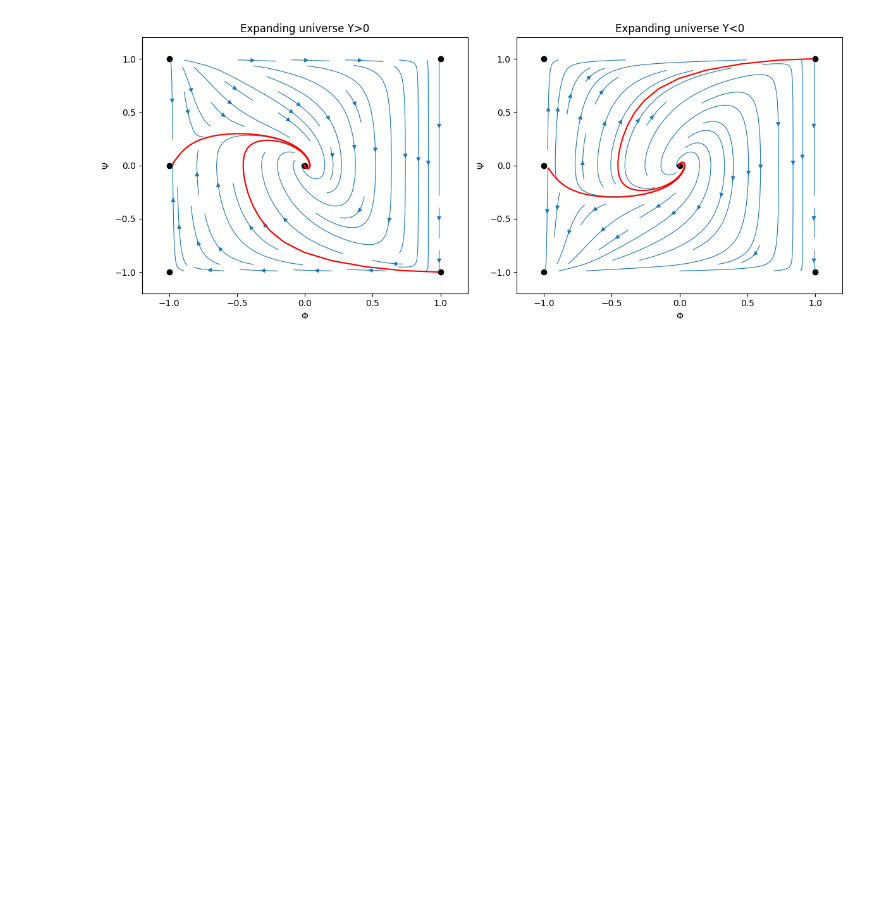
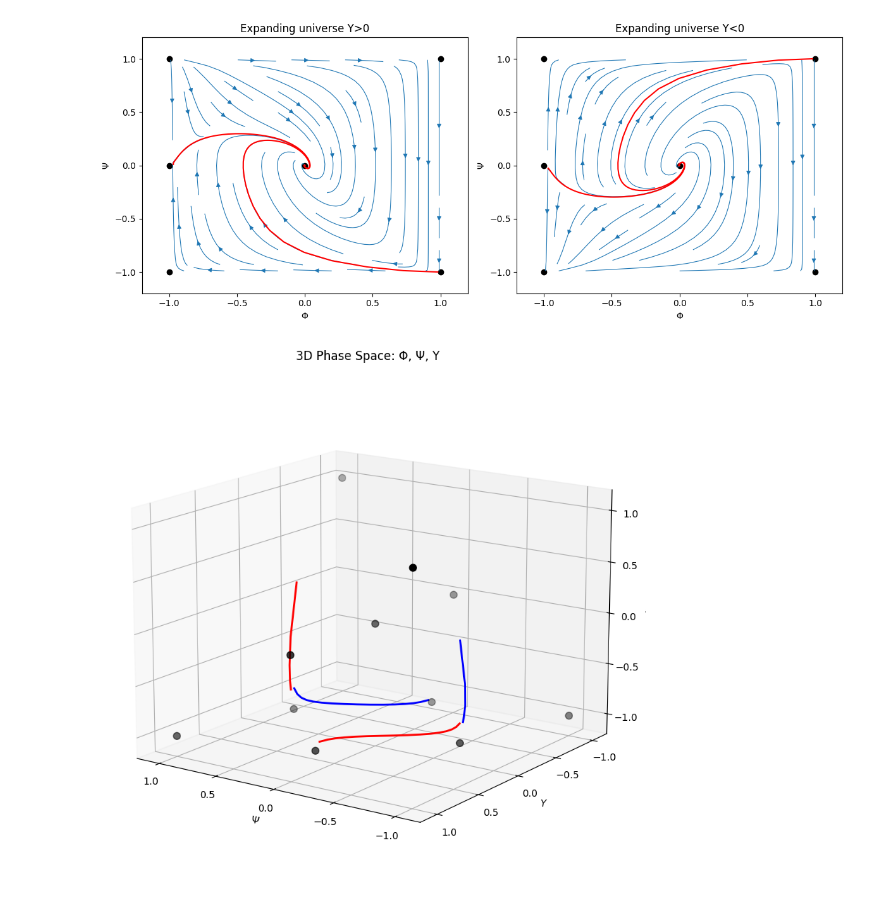
Before and after one commit to up2107120/Dynamical-systems-of-DE, a Jupyter notebook: Emergent_universe.ipynb, the cells around one changed output. Cells and saved outputs as stored; diff of their text form; code cells hidden in the pictures; blank space fills up the shorter version.

Commit message:
start to 3d emergent universe plots

```diff
--- a/Emergent_universe.ipynb
+++ b/Emergent_universe.ipynb
@@ -22,15 +22,14 @@ V' = 2*V0*(exp(phi) - 1)*exp(phi)
 # %%
 def dynamicsStateSpace(Phi,Psi,Y):
   eps = 1e-6  # avoid sqrt(0)
-  Phi = np.clip(Phi, -1+eps, 1-eps) # clipping phi and psi to stop |phi| and |psi| blowing up near ==1.
-  Psi = np.clip(Psi, -1+eps, 1-eps)
+  Phi = np.clip(Phi, -1+eps,1-eps) # clipping phi and psi to stop |phi| and |psi| blowing up near ==1.
+  Psi = np.clip(Psi,-1+eps,1-eps)
+  Y = np.clip(Y,-1+eps, 1-eps)
 
   phi = Phi/np.sqrt(1-Phi**2)
   dPsi = -3*Y*Psi*np.sqrt(1-Psi**2) -2*(1-Psi**2)**1.5 *np.exp(phi)*(np.exp(phi)-1)
   dPhi = (1-Phi**2)**(1.5) *Psi/(np.sqrt(1-Psi**2))
-
-
-
+  dY = -Y**2/(np.sqrt(1-Y**2)) -1/3 *( Psi**2/(np.sqrt(1-Psi**2)) -(np.exp(phi)-1)**2)*(1-Y**2/(np.sqrt(1-Y**2)))**(-3/2)
 
   return dPhi,dPsi
 
@@ -161,3 +160,66 @@ plt.tight_layout()
 plt.show()
 # %% [output]
 [figure]
+# %%
+import numpy as np
+import matplotlib.pyplot as plt
+from scipy.integrate import solve_ivp
+from mpl_toolkits.mplot3d import Axes3D
+
+# -------------------- 3D Dynamics --------------------
+def dynamicsStateSpace3D(Phi,Psi,Y):
+
+
+    phi = Phi/np.sqrt(1-Phi**2)
+    dPsi = -3*Y*Psi*np.sqrt(1-Psi**2) - 2*(1-Psi**2)**1.5*np.exp(phi)*(np.exp(phi)-1)
+    dPhi = (1-Phi**2)**1.5 * Psi / np.sqrt(1-Psi**2)
+    dY = -Y**2/np.sqrt(1-Y**2) - 1/3 * (Psi**2/np.sqrt(1-Psi**2) - (np.exp(phi)-1)**2) * (1-Y**2/np.sqrt(1-Y**2))**(-3/2)
+
+    return np.array([dPhi, dPsi, dY])
+
+def dynamics_odeint3D(t, state):
+    Phi, Psi, Y = state
+    #if abs(Phi) >= 0.999 or abs(Psi) >= 0.999 or abs(Y) >= 0.999: # stops integrating for dY when it blows up or divide by 0
+       # return [0,0,0]
+    eps = 1e-6
+    Phi = np.clip(Phi, -1+eps,1-eps)
+    Psi = np.clip(Psi,-1+eps,1-eps)
+    Y = np.clip(Y,-1+eps,1-eps)
+    return dynamicsStateSpace3D(Phi,Psi,Y)
+
+#  Fixed points
+manual_FP = np.array([[0,0,0],[-1,0,0.72],[-1,0,-0.72],[-1,1,1],[-1,-1,-1],[1,1,-1],[1,-1,1],[0,0,-1],[0,0,1],[-1,-0.72,0],[-1,0.72,0]])
+
+# Slightly perturbed ICs for separatrices in 3D
+Sep_ICs_exp = [[-1+0.2,-0.75+0.02,0+0.02],[-1+0.2,0.75-0.02,0+0.02],[-1+0.2,0+0.01,0.8-0.02]]
+Sep_ICs_con = [[-1+0.2,-0.75+0.02,0-0.02],[-1+0.2,0.75-0.02,0-0.02],[-1+0.2,0+0.01,-0.8+0.02]]
+
+
+fig = plt.figure(figsize=(10,8))
+ax = fig.add_subplot(111, projection='3d')
+
+# Plot fixed points
+ax.scatter(manual_FP[:,1], manual_FP[:,2], manual_FP[:,0], color='k', s=50)
+
+# Integrate separatrices forward/backward in time
+for ic in Sep_ICs_exp:
+    sol = solve_ivp(dynamics_odeint3D, [0,100], ic, t_eval=np.linspace(0,100,400), rtol=1e-6, atol=1e-6)
+    ax.plot(sol.y[1], sol.y[2], sol.y[0], color='r', linewidth=2)
+
+for ic in Sep_ICs_con:
+    sol = solve_ivp(dynamics_odeint3D, [100,0], ic, t_eval=np.linspace(100,0,400), rtol=1e-6, atol=1e-6)
+    ax.plot(sol.y[1], sol.y[2], sol.y[0], color='b', linewidth=2)
+
+# Axes labels and limits
+ax.set_xlabel(rf"$\Psi$")
+ax.set_ylabel(r"$Y$")
+ax.set_zlabel(rf"$\Phi$")
+ax.set_xlim([-1.2,1.2])
+ax.set_ylim([-1.2,1.2])
+ax.set_zlim([-1.2,1.2])
+ax.set_title("3D Phase Space: Φ, Ψ, Y")
+ax.view_init(elev=15, azim=125)
+plt.tight_layout()
+plt.show()
+# %% [output]
+[figure, added]
```
Also changed, not shown: parts of 1 cell of this notebook.
